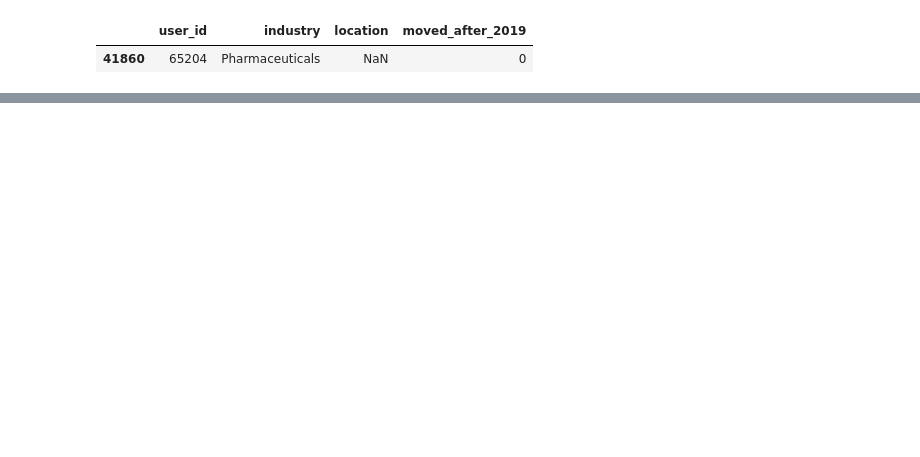
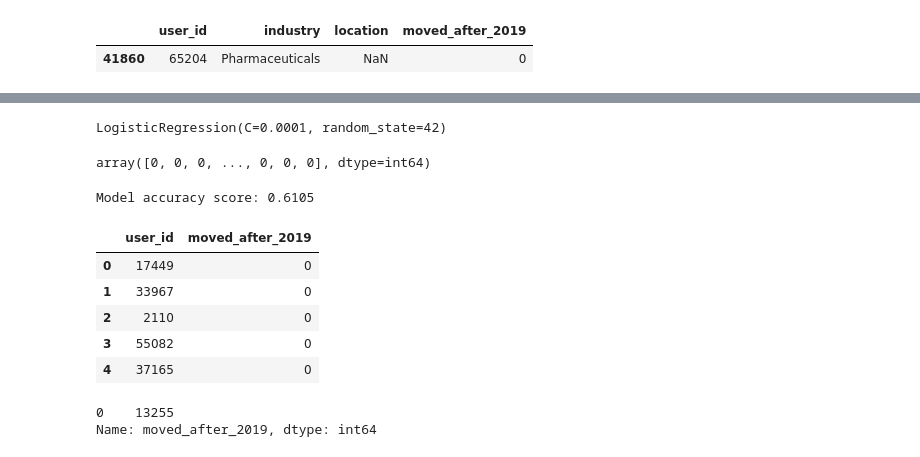
Before and after one commit to furkaneneseren/Datathon-BBVA, a Jupyter notebook: churn-with-linkedin.ipynb, the cells around one changed output, grey strips where cells are left out. Drawn from its saved outputs; the diff is of its cells as text; code cells hidden in the pictures; blank space fills up the shorter version.

Commit message:
test raw data and raw fe data

```diff
--- a/churn-with-linkedin.ipynb
+++ b/churn-with-linkedin.ipynb
@@ -371,0 +388,9 @@ Name: moved_after_2019, dtype: int64
+# %%
+train.drop(columns="location", inplace=True)
+test.drop(columns="location", inplace=True)
+# %%
+app_train = pd.get_dummies(train)
+app_test = pd.get_dummies(test)
+
+print('Training Features shape: ', app_train.shape)
+print('Testing Features shape: ', app_test.shape)
@@ -371,0 +400,9 @@ Name: moved_after_2019, dtype: int64
+# %%
+labels = app_train["moved_after_2019"]
+
+app_train, app_test = app_train.align(app_test, join = 'inner', axis = 1)
+
+app_train['moved_after_2019'] = labels
+
+print('Training Features shape: ', app_train.shape)
+print('Testing Features shape: ', app_test.shape)
@@ -371,0 +481,44 @@ Name: moved_after_2019, dtype: int64
+# %%
+from sklearn.linear_model import LogisticRegression
+
+# Make the model with the specified regularization parameter
+log_reg = LogisticRegression(C = 0.0001, random_state=SEED)
+
+# Train on the training data
+log_reg.fit(X_train, y_train)
+# %% [output]
+LogisticRegression(C=0.0001, random_state=42)
+# %%
+y_pred_test = log_reg.predict(X_test)
+
+y_pred_test
+# %% [output]
+array([0, 0, 0, ..., 0, 0, 0], dtype=int64)
+# %%
+from sklearn.metrics import accuracy_score
+
+print('Model accuracy score: {0:0.4f}'. format(accuracy_score(y_test, y_pred_test)))
+# %% [output]
+Model accuracy score: 0.6105
+# %%
+log_reg = LogisticRegression(C = 0.0001, random_state=SEED)
+log_reg.fit(app_train.drop(columns="moved_after_2019"), labels)
+
+y_pred_test = log_reg.predict(app_test)
+# %%
+submit = app_test[['user_id']]
+submit['moved_after_2019'] = y_pred_test
+
+submit.head()
+# %% [output]
+|  | user_id | moved_after_2019 |
+| 0 | 17449 | 0 |
+| 1 | 33967 | 0 |
+| 2 | 2110 | 0 |
+| 3 | 55082 | 0 |
+| 4 | 37165 | 0 |
+# %%
+submit.moved_after_2019.value_counts()
+# %% [output]
+0    13255
+Name: moved_after_2019, dtype: int64
```
Also changed, not shown: parts of 48 cells of this notebook.
